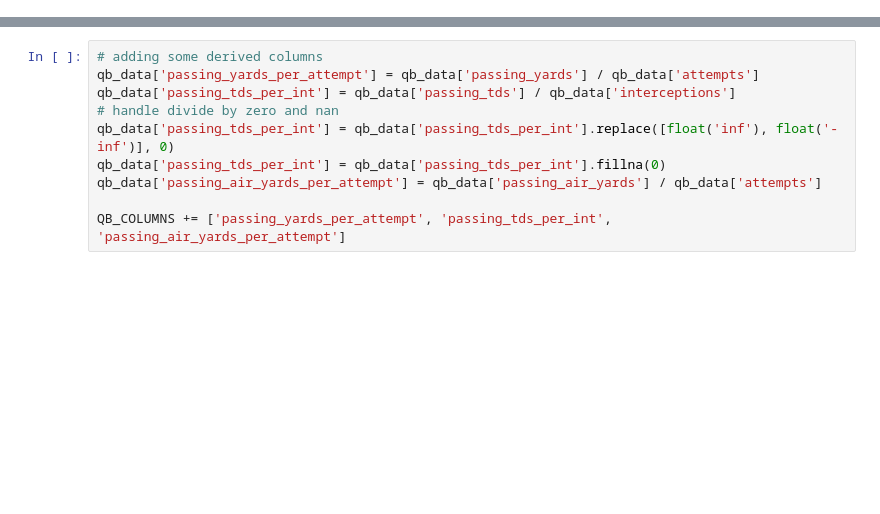
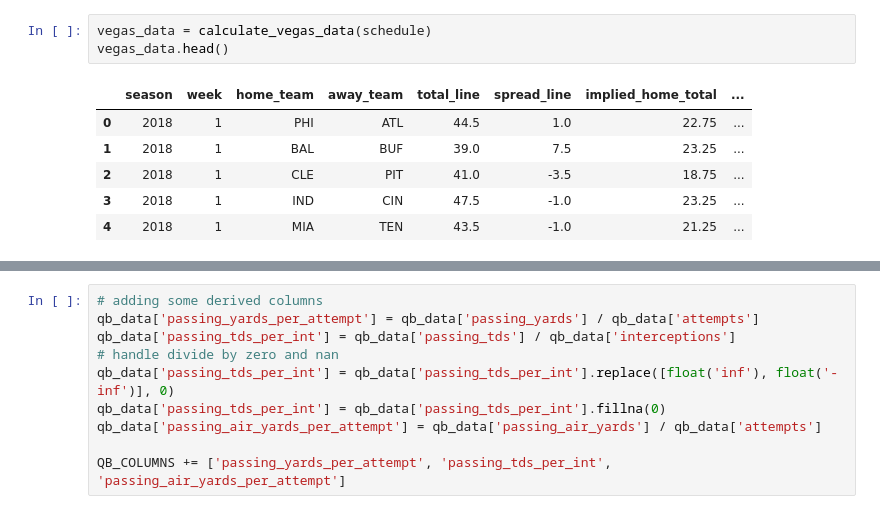
Before and after one commit to b00se/footbalf, a Jupyter notebook: nfl_data.ipynb, the cells around one changed output, grey strips where cells are left out. Cells and saved outputs as stored; diff of their text form; blank space fills up the shorter version.

```diff
--- a/nfl_data.ipynb
+++ b/nfl_data.ipynb
@@ -267,3 +99,13 @@ betting_lines
+# %%
+vegas_data = calculate_vegas_data(schedule)
+vegas_data.head()
+# %% [output]
+|  | season | week | home_team | away_team | total_line | spread_line | implied_home_total | ... |
+| 0 | 2018 | 1 | PHI | ATL | 44.5 | 1.0 | 22.75 | ... |
+| 1 | 2018 | 1 | BAL | BUF | 39.0 | 7.5 | 23.25 | ... |
+| 2 | 2018 | 1 | CLE | PIT | 41.0 | -3.5 | 18.75 | ... |
+| 3 | 2018 | 1 | IND | CIN | 47.5 | -1.0 | 23.25 | ... |
+| 4 | 2018 | 1 | MIA | TEN | 43.5 | -1.0 | 21.25 | ... |
 # %%
 
 # merge implied_total_diff with player data
```
Also changed, not shown: parts of 17 cells of this notebook, 5 other files.
